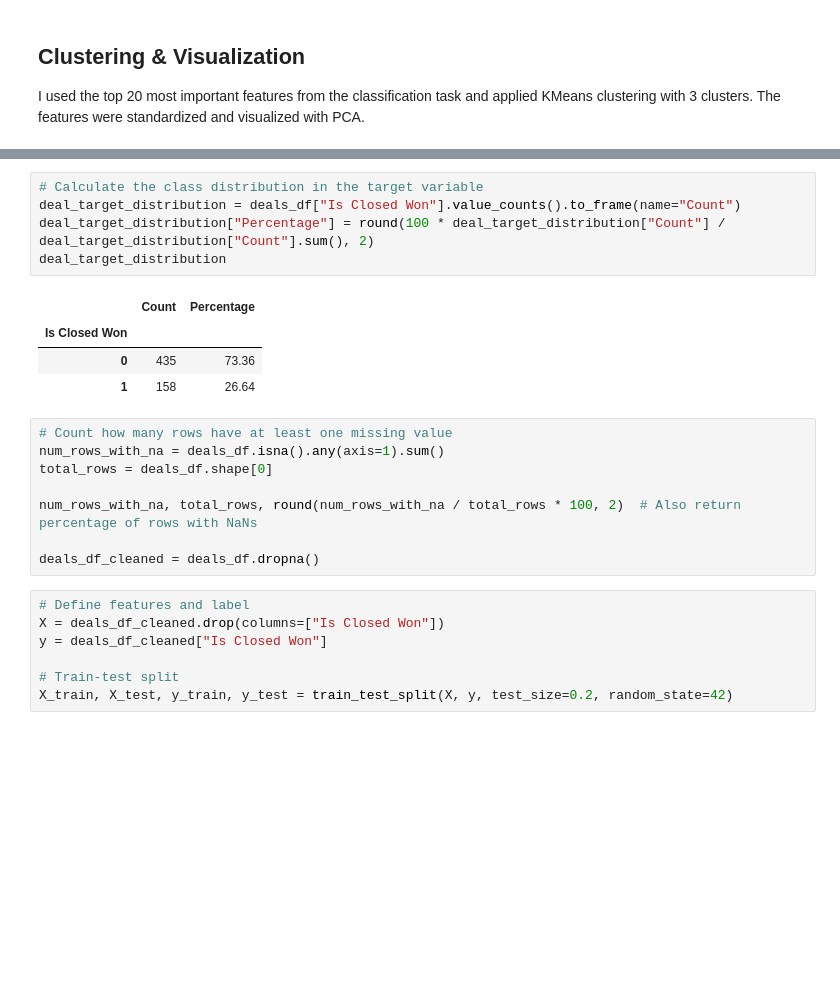
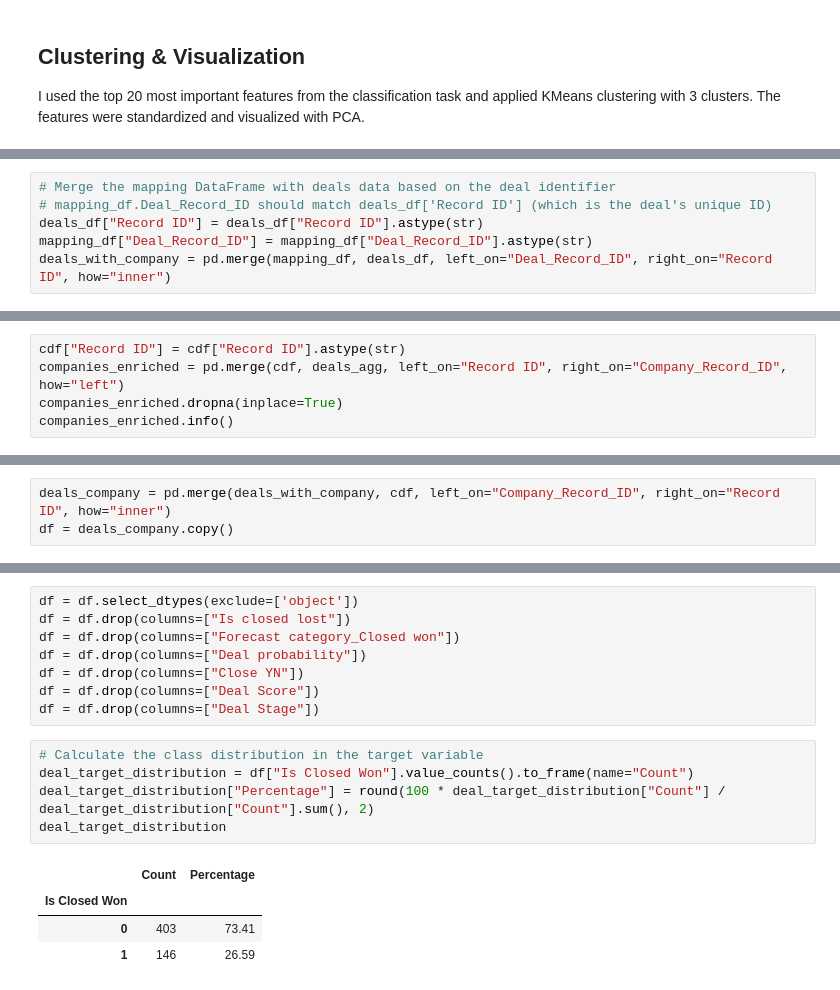
Before and after one commit to zhiqi-zhang233/Sales_Playbook, a Jupyter notebook: Model.ipynb, the cells around one changed output, grey strips where cells are left out. Drawn from its saved outputs; the diff is of its cells as text; blank space fills up the shorter version.

```diff
--- a/Model.ipynb
+++ b/Model.ipynb
@@ -289,0 +371,6 @@ memory usage: 180.8 KB
+# %%
+# Merge the mapping DataFrame with deals data based on the deal identifier
+# mapping_df.Deal_Record_ID should match deals_df['Record ID'] (which is the deal's unique ID)
+deals_df["Record ID"] = deals_df["Record ID"].astype(str)
+mapping_df["Deal_Record_ID"] = mapping_df["Deal_Record_ID"].astype(str)
+deals_with_company = pd.merge(mapping_df, deals_df, left_on="Deal_Record_ID", right_on="Record ID", how="inner")
@@ -289,0 +495,5 @@ memory usage: 180.8 KB
+# %%
+cdf["Record ID"] = cdf["Record ID"].astype(str)
+companies_enriched = pd.merge(cdf, deals_agg, left_on="Record ID", right_on="Company_Record_ID", how="left")
+companies_enriched.dropna(inplace=True)
+companies_enriched.info()
@@ -289,0 +508,3 @@ memory usage: 180.8 KB
+# %%
+deals_company = pd.merge(deals_with_company, cdf, left_on="Company_Record_ID", right_on="Record ID", how="inner")
+df = deals_company.copy()
@@ -290,25 +531,18 @@ memory usage: 180.8 KB
+# %%
+df = df.select_dtypes(exclude=['object'])
+df = df.drop(columns=["Is closed lost"])
+df = df.drop(columns=["Forecast category_Closed won"])
+df = df.drop(columns=["Deal probability"])
+df = df.drop(columns=["Close YN"])
+df = df.drop(columns=["Deal Score"])
+df = df.drop(columns=["Deal Stage"])
 # %%
 # Calculate the class distribution in the target variable
-deal_target_distribution = deals_df["Is Closed Won"].value_counts().to_frame(name="Count")
+deal_target_distribution = df["Is Closed Won"].value_counts().to_frame(name="Count")
 deal_target_distribution["Percentage"] = round(100 * deal_target_distribution["Count"] / deal_target_distribution["Count"].sum(), 2)
 deal_target_distribution
 # %% [output]
 |  | Count | Percentage |
 | Is Closed Won |  |  |
-| 0 | 435 | 73.36 |
-| 1 | 158 | 26.64 |
+| 0 | 403 | 73.41 |
+| 1 | 146 | 26.59 |
-# %%
-# Count how many rows have at least one missing value
-num_rows_with_na = deals_df.isna().any(axis=1).sum()
-total_rows = deals_df.shape[0]
-
-num_rows_with_na, total_rows, round(num_rows_with_na / total_rows * 100, 2)  # Also return percentage of rows with NaNs
-
-deals_df_cleaned = deals_df.dropna()
-# %%
-# Define features and label
-X = deals_df_cleaned.drop(columns=["Is Closed Won"])
-y = deals_df_cleaned["Is Closed Won"]
-
-# Train-test split
-X_train, X_test, y_train, y_test = train_test_split(X, y, test_size=0.2, random_state=42)
```
Also changed, not shown: parts of 57 cells of this notebook, 4 other files.
